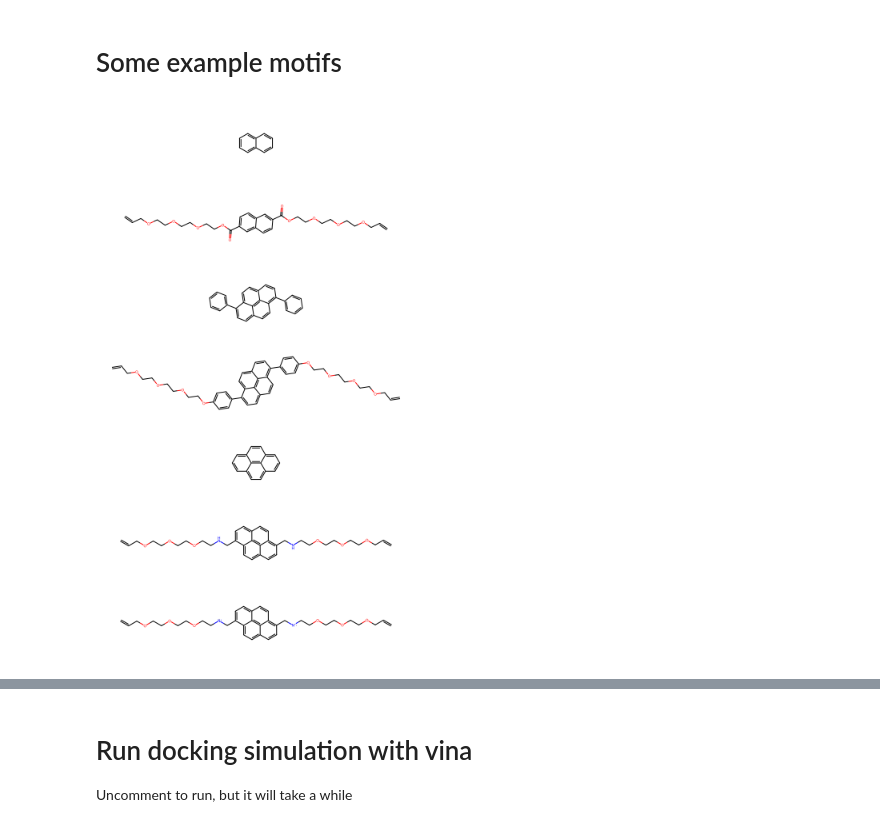
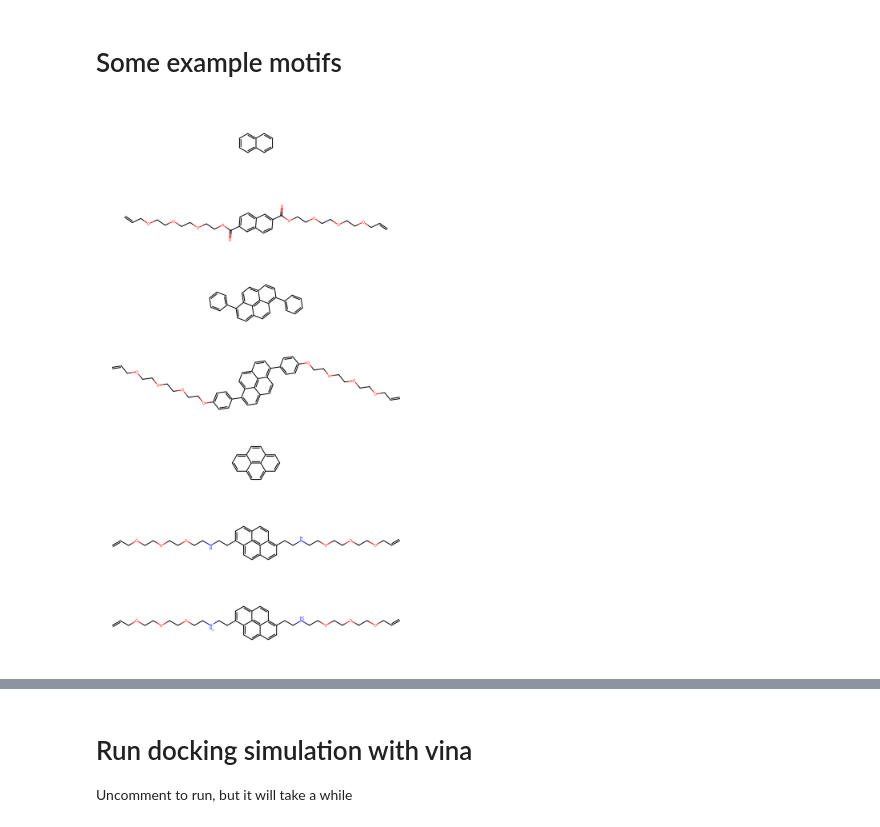
Before and after one commit to franklhy/silc, a Jupyter notebook: tutorial/tutorial_2_docking.ipynb, the cells around one changed output, grey strips where cells are left out. Cells and saved outputs as stored; diff of their text form; code cells hidden in the pictures.

```diff
--- a/tutorial/tutorial_2_docking.ipynb
+++ b/tutorial/tutorial_2_docking.ipynb
@@ -22,29 +22,29 @@ receptor_block = AllChem.MolToMolBlock(receptor)
 # %%
 ### motif1: naphthaleneCOOEO with CC=C chain end
 ### motif2: diphenylpyreneEO with CC=C chain end
 ### motif3: diphenylpyreneCNEO with CC=C chain end
 ### motif4: diphenylpyreneCNEO with CC=C chain end and N protonated
 motifA_smiles = lambda nEO: "C=CC" + "OCC"*nEO + "OC(=O)c1ccc2cc(ccc2c1)C(=O)O" + "CCO"*nEO + "CC=C"
 motifB_smiles = lambda nEO: "C=CC" + "OCC"*nEO + "Oc6ccc(c2ccc3ccc5c(c1ccc(O" + "CCO"*nEO + "CC=C)cc1)ccc4ccc2c3c45)cc6"
-motifC_smiles = lambda nEO: "C=CC" + "OCC"*nEO + "NC(c2ccc3ccc5c(CN" + "CCO"*nEO + "CC=C)ccc4ccc2c3c45)"
-motifD_smiles = lambda nEO: "C=CC" + "OCC"*nEO + "[N+]C(c2ccc3ccc5c(C[N+]" + "CCO"*nEO + "CC=C)ccc4ccc2c3c45)"
+motifC_smiles = lambda nEO: "C=CC" + "OCC"*nEO + "NCC(c2ccc3ccc5c(CCN" + "CCO"*nEO + "CC=C)ccc4ccc2c3c45)"
+motifD_smiles = lambda nEO: "C=CC" + "OCC"*nEO + "[NH2+]CC(c2ccc3ccc5c(CC[NH2+]" + "CCO"*nEO + "CC=C)ccc4ccc2c3c45)"
 
 naphthalene = "c1ccc2ccccc2c1"
 diphenylpyrene = "c6ccc(c2ccc3ccc5c(c1ccccc1)ccc4ccc2c3c45)cc6"
 pyrene = "c2ccc3ccc5cccc4ccc2c3c45"
 
 nEO = 3
 core1 = AllChem.MolFromSmiles(naphthalene)
 core2 = AllChem.MolFromSmiles(diphenylpyrene)
 core3 = AllChem.MolFromSmiles(pyrene)
 motifA = AllChem.MolFromSmiles(motifA_smiles(nEO))
 motifB = AllChem.MolFromSmiles(motifB_smiles(nEO))
 motifC = AllChem.MolFromSmiles(motifC_smiles(nEO))
 motifD = AllChem.MolFromSmiles(motifD_smiles(nEO))
 img=AllChem.Draw.MolsToGridImage([core1, motifA, core2, motifB, core3, motifC, motifD], molsPerRow=1, subImgSize=(800, 200))
 img
 # %% [output]
-[figure, old version]
+[figure, new version]
 # %%
 %ls
 # %% [output]
```
Also changed, not shown: parts of 3 cells of this notebook, 55 other files.
